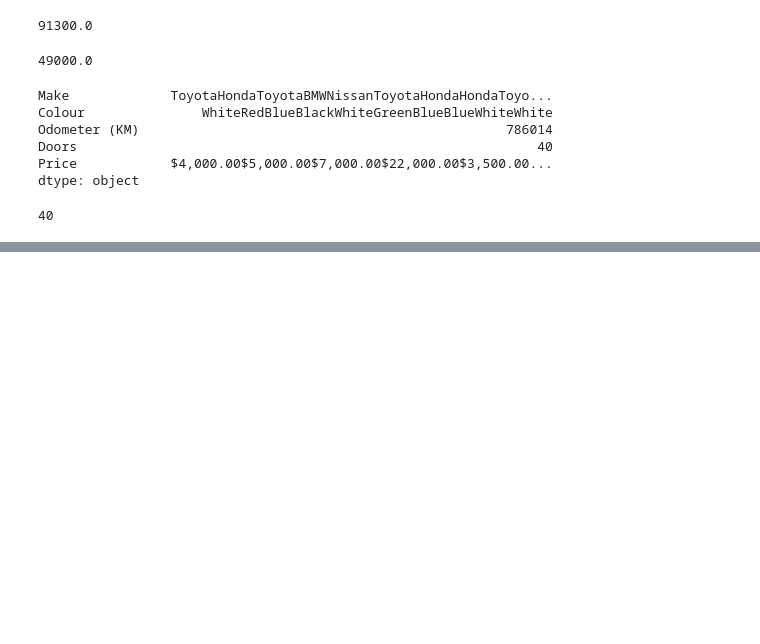
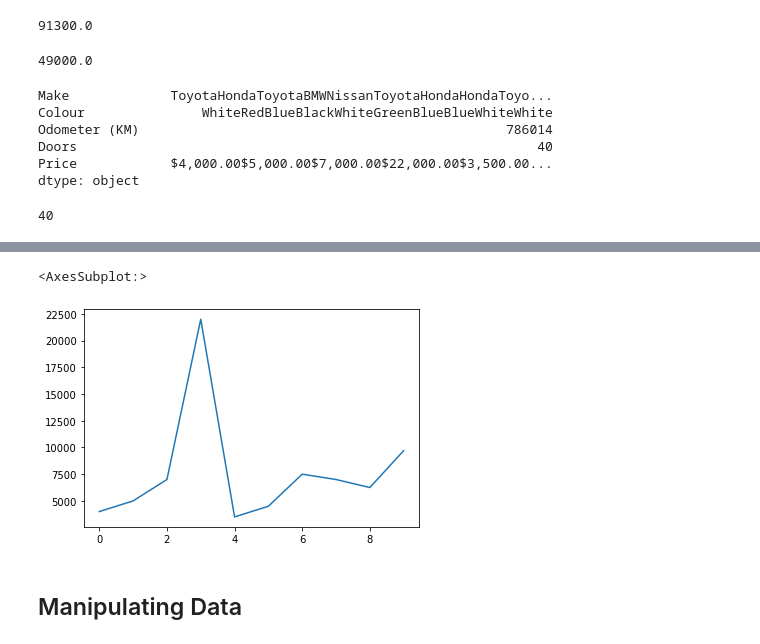
Before and after one commit to writetosudeepto/Data-Science-With-Pandas, a Jupyter notebook: Introduction to Pandas.ipynb, the cells around one changed output, grey strips where cells are left out. Saved outputs shown, nothing was run; the diff lists cells and outputs as text; code cells hidden in the pictures; blank space fills up the shorter version.

Commit message:
Data manipulation with pandas

```diff
--- a/Introduction to Pandas.ipynb
+++ b/Introduction to Pandas.ipynb
@@ -182,0 +425,7 @@ car_sales["Doors"].sum()
+# %%
+car_sales['Price'].plot()
+# %% [output]
+<AxesSubplot:>
+[figure, added]
+# %% [markdown]
+## Manipulating Data
```
Also changed, not shown: parts of 49 cells of this notebook, 2 other files.
